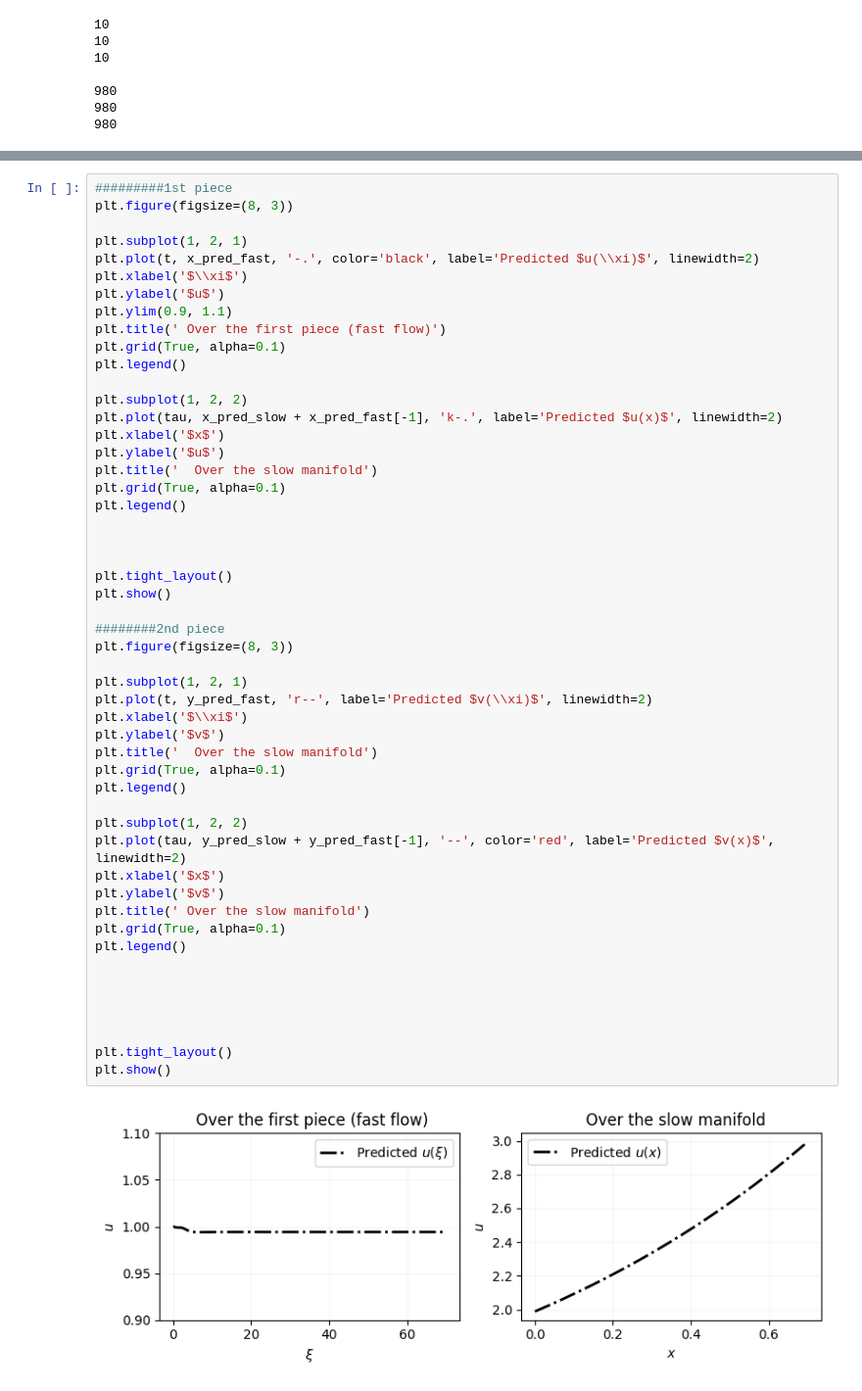
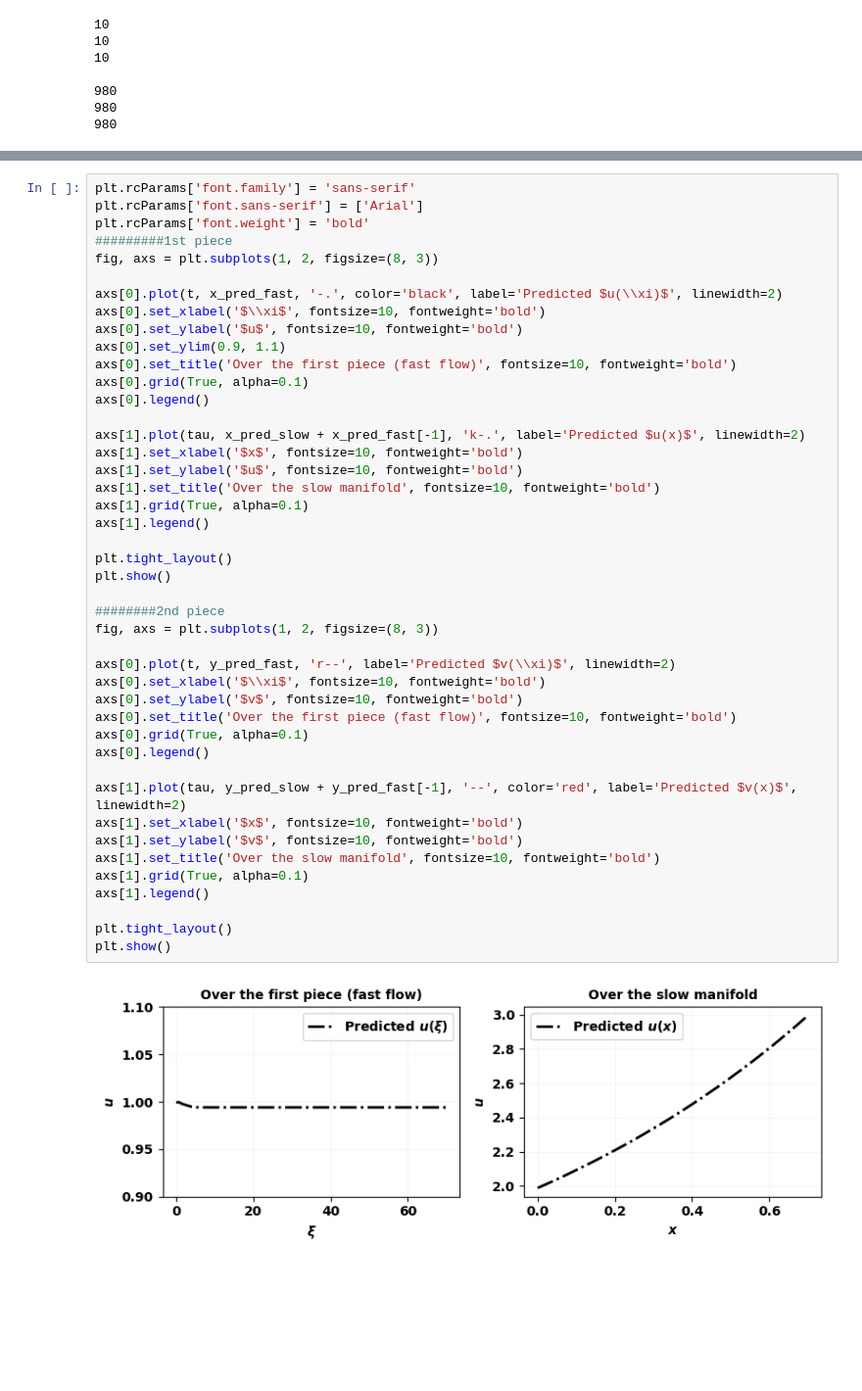
Before and after one commit to Hamid-Mofidi/PINNs_on_Multiple_timescale_dynamics, a Jupyter notebook: Reaction-Diffusion/PINN-rea-diffusion-eps0.001-init(1,2)2.ipynb, the cells around one changed output, grey strips where cells are left out. Shown at 98% size. Cells and saved outputs as stored; diff of their text form; blank space fills up the shorter version.

```diff
--- a/Reaction-Diffusion/PINN-rea-diffusion-eps0.001-init(1,2)2.ipynb
+++ b/Reaction-Diffusion/PINN-rea-diffusion-eps0.001-init(1,2)2.ipynb
@@ -586,55 +586,48 @@ print(shape_x_pred_slow)
 (1000,)
 (1000,)
 # %%
+plt.rcParams['font.family'] = 'sans-serif'
+plt.rcParams['font.sans-serif'] = ['Arial']
+plt.rcParams['font.weight'] = 'bold'
 #########1st piece
-plt.figure(figsize=(8, 3))
+fig, axs = plt.subplots(1, 2, figsize=(8, 3))
 
-plt.subplot(1, 2, 1)
-plt.plot(t, x_pred_fast, '-.', color='black', label='Predicted $u(\\xi)$', linewidth=2)
-plt.xlabel('$\\xi$')
-plt.ylabel('$u$')
-plt.ylim(0.9, 1.1)
-plt.title(' Over the first piece (fast flow)')
-plt.grid(True, alpha=0.1)
-plt.legend()
+axs[0].plot(t, x_pred_fast, '-.', color='black', label='Predicted $u(\\xi)$', linewidth=2)
+axs[0].set_xlabel('$\\xi$', fontsize=10, fontweight='bold')
+axs[0].set_ylabel('$u$', fontsize=10, fontweight='bold')
+axs[0].set_ylim(0.9, 1.1)
+axs[0].set_title('Over the first piece (fast flow)', fontsize=10, fontweight='bold')
+axs[0].grid(True, alpha=0.1)
+axs[0].legend()
 
-plt.subplot(1, 2, 2)
-plt.plot(tau, x_pred_slow + x_pred_fast[-1], 'k-.', label='Predicted $u(x)$', linewidth=2)
-plt.xlabel('$x$')
-plt.ylabel('$u$')
-plt.title('  Over the slow manifold')
-plt.grid(True, alpha=0.1)
-plt.legend()
-
-
+axs[1].plot(tau, x_pred_slow + x_pred_fast[-1], 'k-.', label='Predicted $u(x)$', linewidth=2)
+axs[1].set_xlabel('$x$', fontsize=10, fontweight='bold')
+axs[1].set_ylabel('$u$', fontsize=10, fontweight='bold')
+axs[1].set_title('Over the slow manifold', fontsize=10, fontweight='bold')
+axs[1].grid(True, alpha=0.1)
+axs[1].legend()
 
 plt.tight_layout()
 plt.show()
 
 ########2nd piece
-plt.figure(figsize=(8, 3))
+fig, axs = plt.subplots(1, 2, figsize=(8, 3))
 
-plt.subplot(1, 2, 1)
-plt.plot(t, y_pred_fast, 'r--', label='Predicted $v(\\xi)$', linewidth=2)
-plt.xlabel('$\\xi$')
-plt.ylabel('$v$')
-plt.title('  Over the slow manifold')
-plt.grid(True, alpha=0.1)
-plt.legend()
+axs[0].plot(t, y_pred_fast, 'r--', label='Predicted $v(\\xi)$', linewidth=2)
+axs[0].set_xlabel('$\\xi$', fontsize=10, fontweight='bold')
+axs[0].set_ylabel('$v$', fontsize=10, fontweight='bold')
+axs[0].set_title('Over the first piece (fast flow)', fontsize=10, fontweight='bold')
+axs[0].grid(True, alpha=0.1)
+axs[0].legend()
 
-plt.subplot(1, 2, 2)
-plt.plot(tau, y_pred_slow + y_pred_fast[-1], '--', color='red', label='Predicted $v(x)$', linewidth=2)
-plt.xlabel('$x$')
-plt.ylabel('$v$')
-plt.title(' Over the slow manifold')
-plt.grid(True, alpha=0.1)
-plt.legend()
-
-
-
-
+axs[1].plot(tau, y_pred_slow + y_pred_fast[-1], '--', color='red', label='Predicted $v(x)$', linewidth=2)
+axs[1].set_xlabel('$x$', fontsize=10, fontweight='bold')
+axs[1].set_ylabel('$v$', fontsize=10, fontweight='bold')
+axs[1].set_title('Over the slow manifold', fontsize=10, fontweight='bold')
+axs[1].grid(True, alpha=0.1)
+axs[1].legend()
 
 plt.tight_layout()
 plt.show()
 # %% [output]
-[figure, old version]
+[figure, new version]
```
Also changed, not shown: parts of 6 cells of this notebook.
